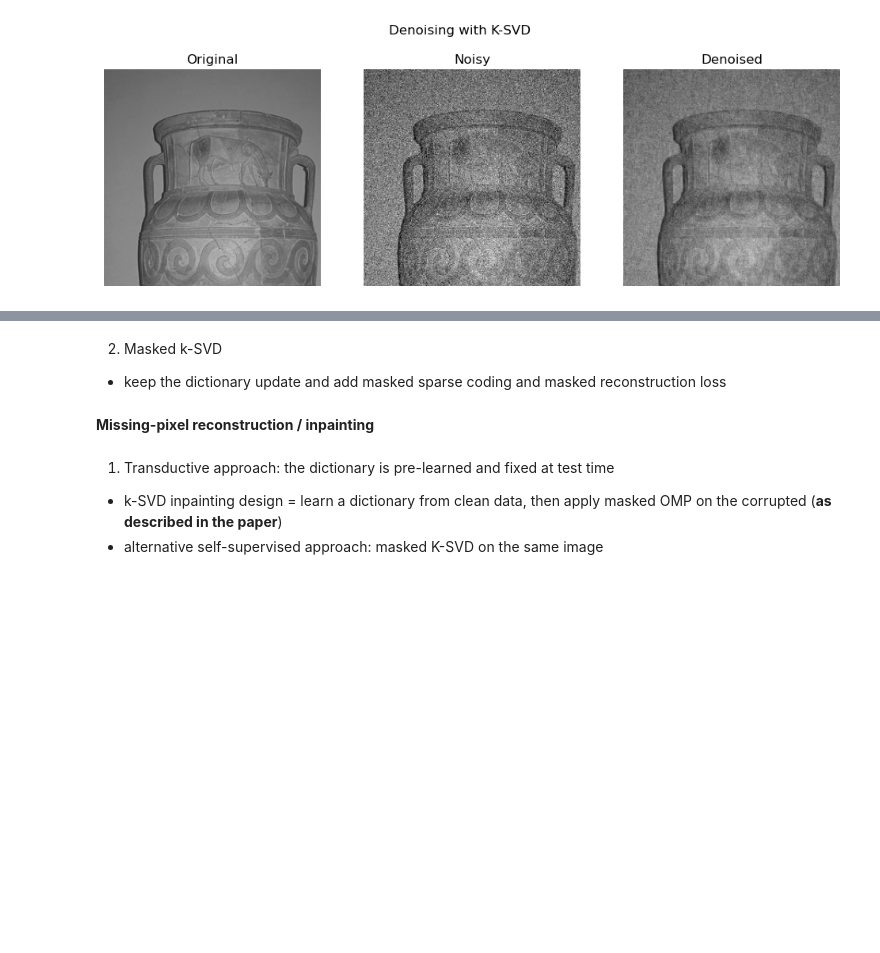
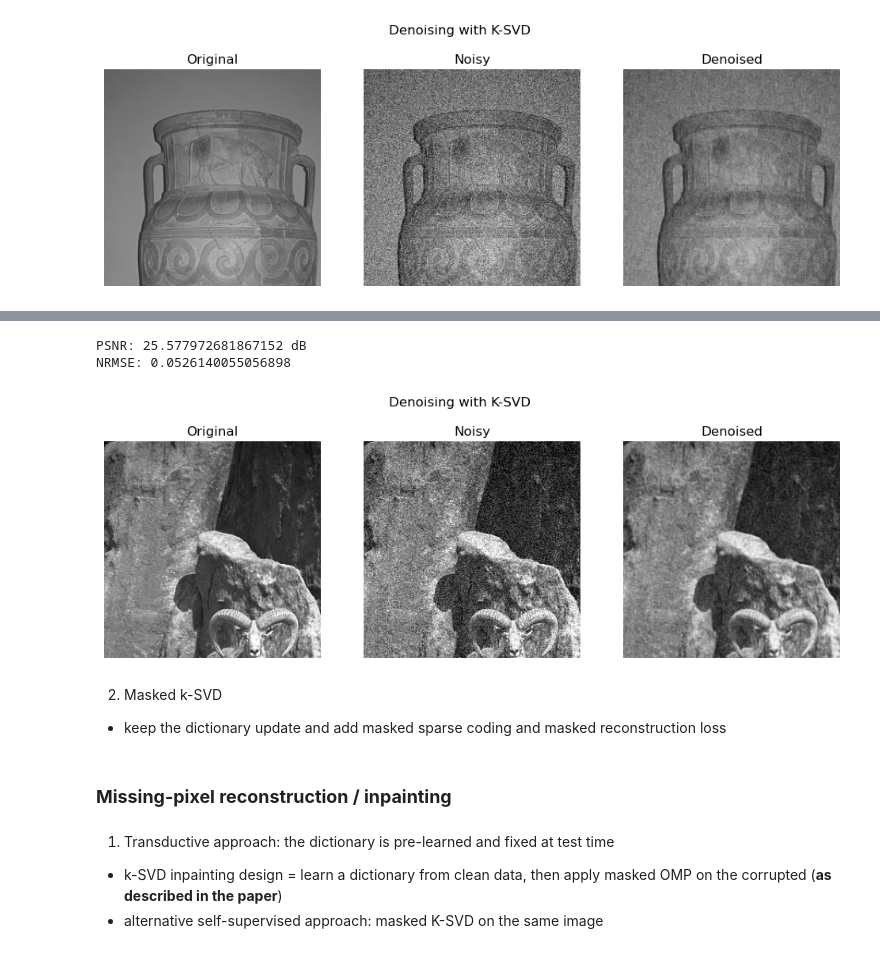
Before and after one commit to saramilovanova/nuclear-norm-data-reconstruction, a Jupyter notebook: notebooks/ksvd_analysis.ipynb, the cells around one changed output, grey strips where cells are left out. Drawn from its saved outputs; the diff is of its cells as text; code cells hidden in the pictures; blank space fills up the shorter version.

```diff
--- a/notebooks/ksvd_analysis.ipynb
+++ b/notebooks/ksvd_analysis.ipynb
@@ -287,9 +460,17 @@ PSNR: 26.813141447229192 dB
+# %%
+print(f"PSNR: {psnr(X, X_rec, data_range=255)} dB")
+print(f"NRMSE: {nrmse(X, X_rec, data_range=255)}")
+show_results(X, X_rec, X_noisy=X_noisy, title="Denoising with K-SVD")
+# %% [output]
+PSNR: 25.577972681867152 dB
+NRMSE: 0.0526140055056898
+[figure, added]
 # %% [markdown]
 2. Masked k-SVD
 
 - keep the dictionary update and add masked sparse coding and masked reconstruction loss
 # %% [markdown]
-**Missing-pixel reconstruction / inpainting**
+### **Missing-pixel reconstruction / inpainting**
 # %% [markdown]
 1. Transductive approach: the dictionary is pre-learned and fixed at test time
 - k-SVD inpainting design = learn a dictionary from clean data, then apply masked OMP on the corrupted (**as described in the paper**)
```
Also changed, not shown: parts of 19 cells of this notebook, 18 other files.
